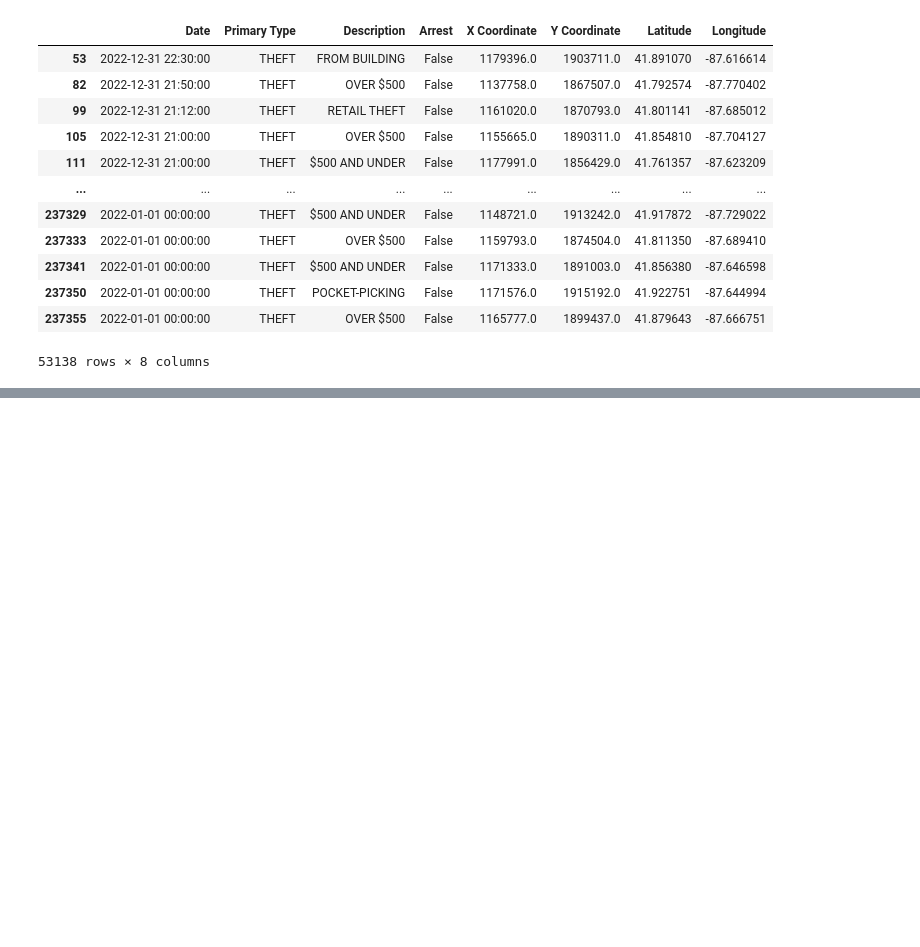
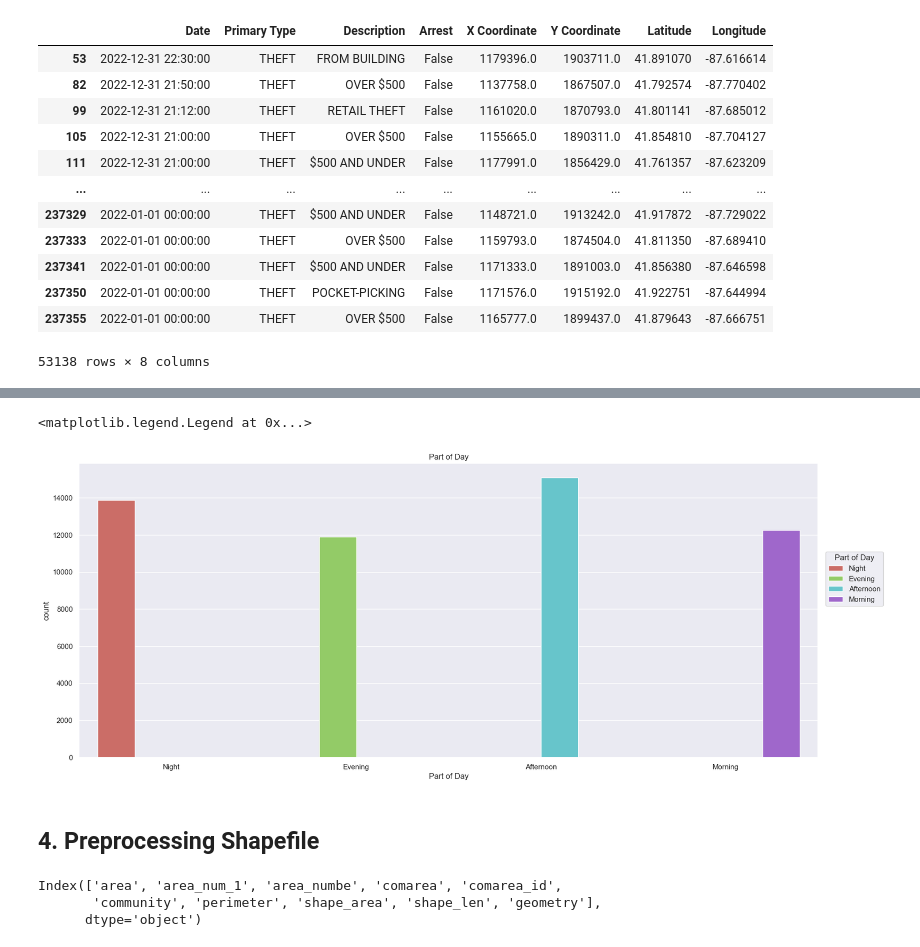
Before and after one commit to AlinZohari/STDM, a Jupyter notebook: chicago.ipynb, the cells around one changed output, grey strips where cells are left out. Saved outputs shown, nothing was run; the diff lists cells and outputs as text; code cells hidden in the pictures; blank space fills up the shorter version.

Commit message:
chicago shapefile preprocessing

```diff
--- a/chicago.ipynb
+++ b/chicago.ipynb
@@ -217,0 +305,20 @@ KeyboardInterrupt:
+# %%
+# convert Hour column to datetime format
+theft['Hour_Only'] = pd.to_datetime(theft['Hour'], format='%H:%M:%S').dt.hour
+
+# define function to categorize hours
+def categorize_hour(hour):
+    if 5 <= hour < 12:
+        return 'Morning'
+    elif 12 <= hour < 17:
+        return 'Afternoon'
+    elif 17 <= hour < 21:
+        return 'Evening'
+    else:
+        return 'Night'
+
+# apply categorize_hour function to Hour column
+theft['Part of Day'] = theft['Hour_Only'].apply(categorize_hour)
+
+# print resulting dataframe
+print(theft)
@@ -217,0 +398,9 @@ KeyboardInterrupt:
+# %%
+sns.set(rc={'figure.figsize': (20,8)})
+graph = sns.countplot(x ='Part of Day', data = theft, hue = 'Part of Day', palette= 'hls').set(title='Part of Day')
+plt.legend(bbox_to_anchor=(1.01, 0.7), loc='upper left', borderaxespad=0, title='Part of Day')
+# %% [output]
+<matplotlib.legend.Legend at 0x...>
+[figure, added]
+# %% [markdown]
+## 4. Preprocessing Shapefile
@@ -217,0 +409,6 @@ KeyboardInterrupt:
+# %%
+chicago.columns
+# %% [output]
+Index(['area', 'area_num_1', 'area_numbe', 'comarea', 'comarea_id',
+       'community', 'perimeter', 'shape_area', 'shape_len', 'geometry'],
+      dtype='object')
```
Also changed, not shown: parts of 19 cells of this notebook, 4 other files.
